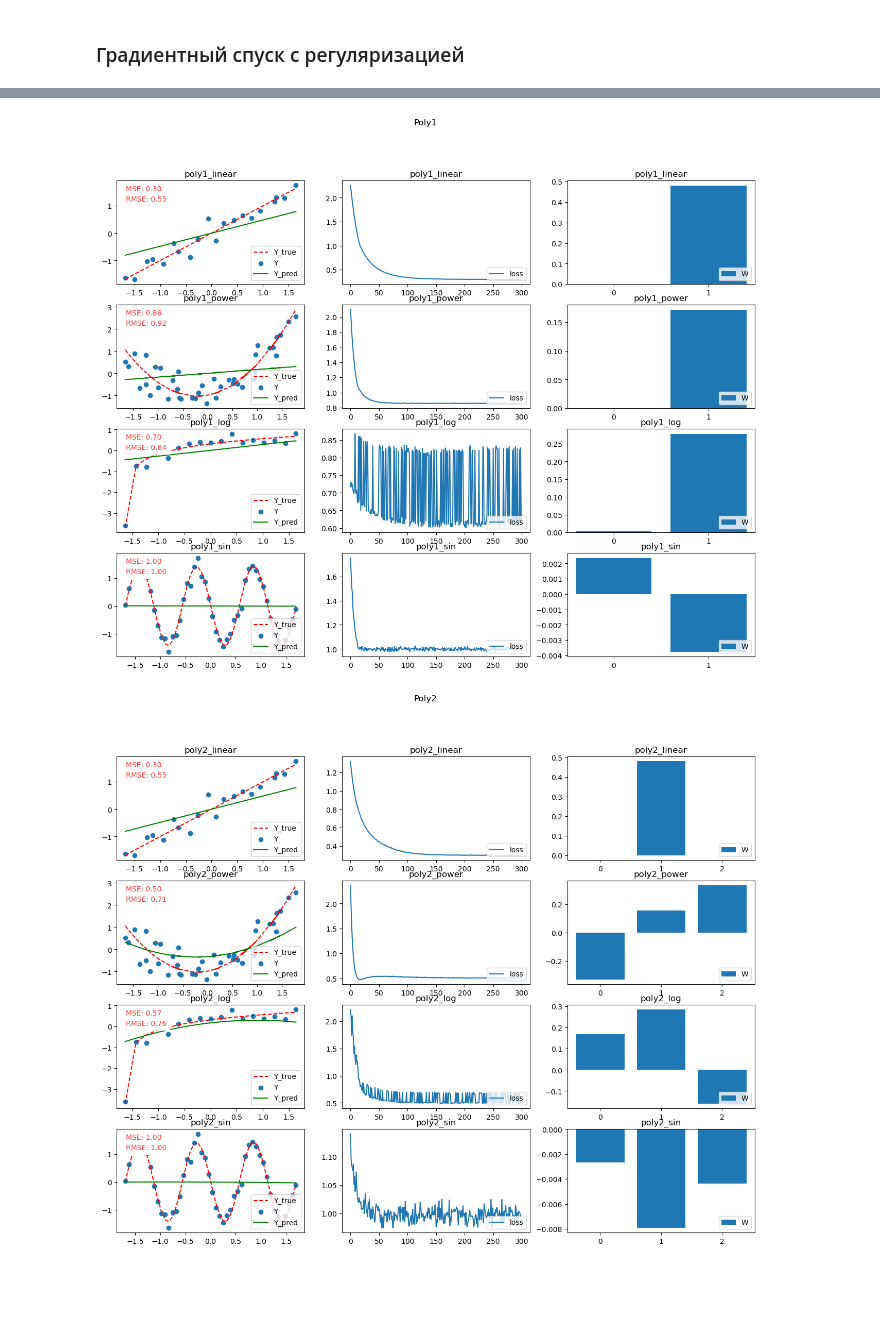
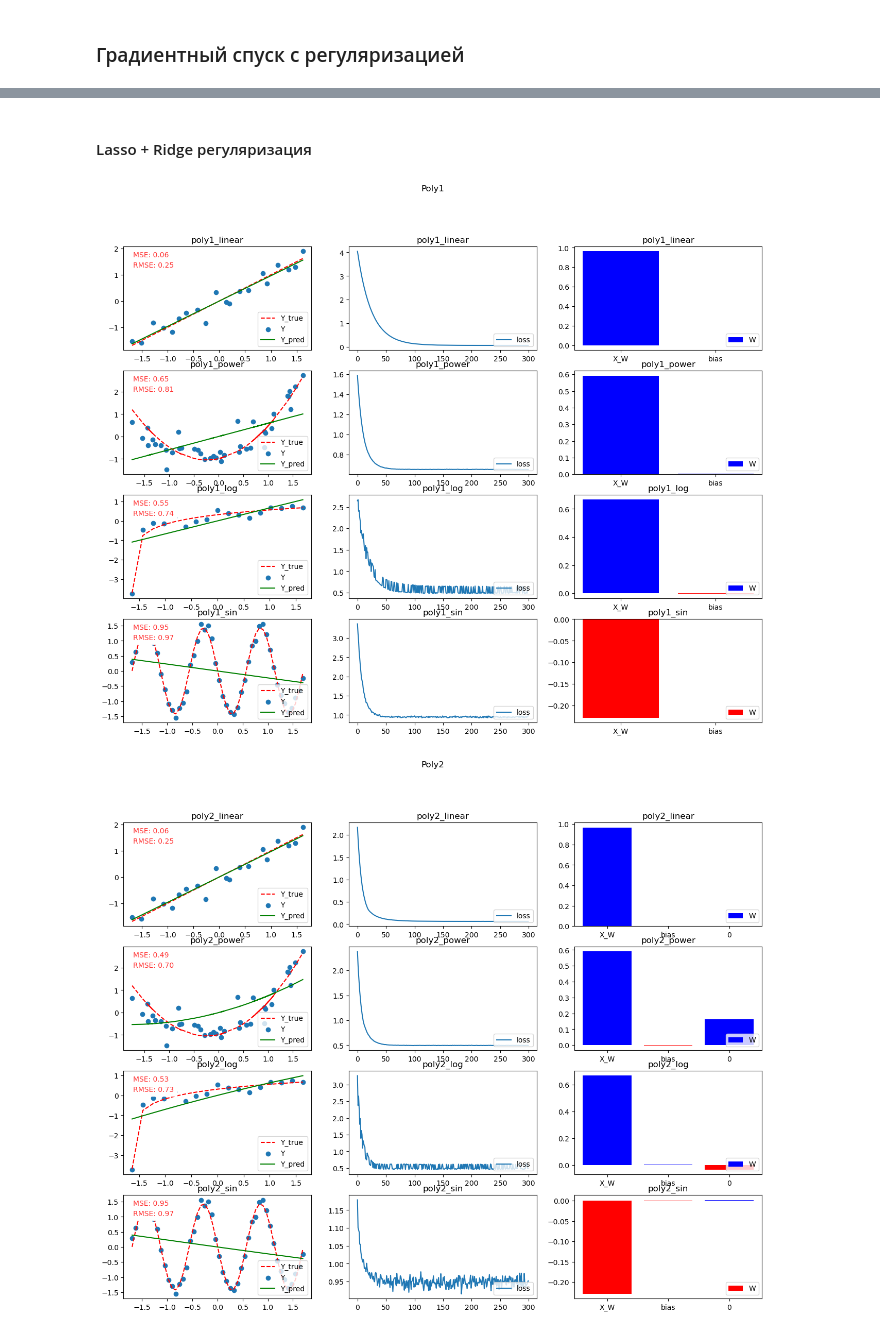
Before and after one commit to BinaryCat17/innopolis_course, a Jupyter notebook: homework2_synt.ipynb, the cells around one changed output, grey strips where cells are left out. Saved outputs shown, nothing was run; the diff lists cells and outputs as text; code cells hidden in the pictures; blank space fills up the shorter version.

```diff
--- a/homework2_synt.ipynb
+++ b/homework2_synt.ipynb
@@ -81,7 +80,11 @@ reg_gradient_descent.subpipeline(pipelines.gd_epoch, p_repeat='_epochs')
+# %%
+reg_gd = Pipeline('reg_gd')
+reg_gd.subpipeline(pipelines.transform_data(['X', 'Y', 'Y_true']))
+reg_gd.subpipeline(pipelines.prepare_data('X', 'Y'))
+reg_gd.subpipeline(pipelines.train_model([pipelines.gradient_descent(), pipelines.regularization()]))
+args = {'_std':True, '_batch':10, '_RMSE': True, '_MSE':True, '_loss_MSE':True}
 # %%
 for p in (1, 2, 5):
-    pipes = reg_gradient_descent.apply_copy('poly' + str(p), data,
-        _poly=p, _std=True, _MSE=True, _RMSE=True, _batch=10, _epochs=300, _lr=0.01)
-    draws = [draw_data(['MSE', "RMSE"]), draw_utils.draw_metric(["loss"]) , draw_utils.draw_compare_stats('W')]
-    draw_utils.draw_plots(pipes, draws, title='Poly'+str(p), max_cols=3)
+    pipes = reg_gd.apply_copy('poly' + str(p), data, **args, _poly=p, _epochs=300, _lr=0.01)
+    draw_train_results('Poly'+str(p), pipes)
 # %% [output]
@@ -92,0 +98,5 @@ for p in (1, 2, 5):
+# %%
+for p in (1, 2, 5):
+    pipes = reg_gd.apply_copy('poly' + str(p), data, **args,
+        _poly=p, _lasso_l=0.25, _epochs=300, _lr=0.01)
+    draw_train_results('Poly'+str(p), pipes)
@@ -92,0 +109,5 @@ for p in (1, 2, 5):
+# %%
+for p in (1, 2, 5):
+    pipes = reg_gd.apply_copy('poly' + str(p), data, **args,
+        _poly=p, _ridge_l=0.25, _epochs=300, _lr=0.01)
+    draw_train_results('Poly'+str(p), pipes)
@@ -93,9 +118,10 @@ for p in (1, 2, 5):
+# %% [markdown]
+#### Lasso + Ridge регуляризация
 # %%
 for p in (1, 2, 5):
-    pipes = reg_gradient_descent.apply_copy('poly' + str(p), data,
-        _poly=p, _ridge_l=0.25, _lasso_l=0.25, _std=True, _MSE=True, _RMSE=True, _batch=10, _epochs=300, _lr=0.01)
-    draws = [draw_data(['MSE', "RMSE"]), draw_utils.draw_metric(["loss"]) , draw_utils.draw_compare_stats('W')]
-    draw_utils.draw_plots(pipes, draws, title='Poly'+str(p), max_cols=3)
+    pipes = reg_gd.apply_copy('poly' + str(p), data, **args,
+        _poly=p, _ridge_l=0.25, _lasso_l=0.25, _epochs=300, _lr=0.01)
+    draw_train_results('Poly'+str(p), pipes)
 # %% [output]
-[figure, old version]
+[figure, new version]
-[figure, old version]
+[figure, new version]
```
Also changed, not shown: parts of 12 cells of this notebook, 14 other files.
